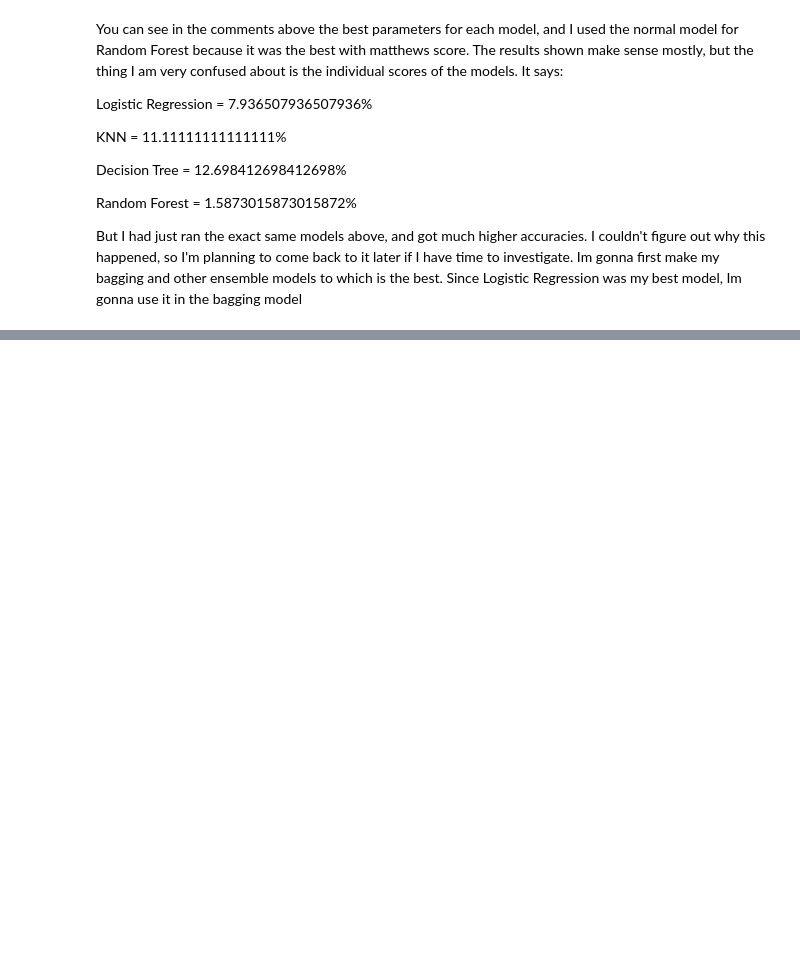
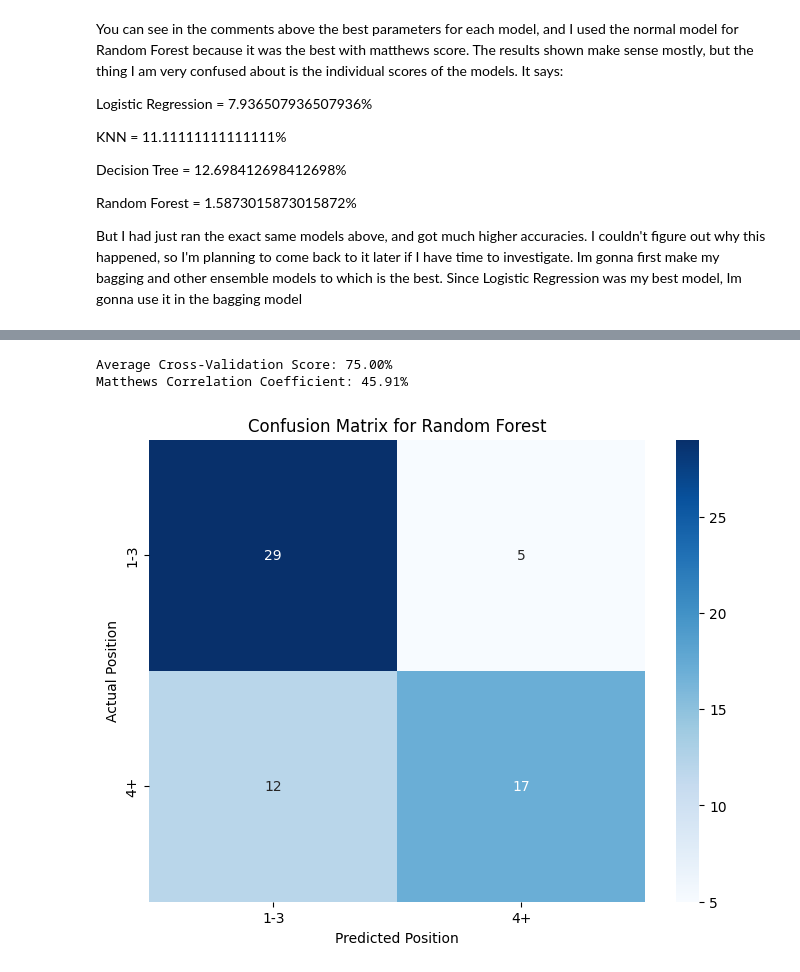
Before and after one commit to agupta7654/ml, a Jupyter notebook: Report-02.ipynb, the cells around one changed output, grey strips where cells are left out. Drawn from its saved outputs; the diff is of its cells as text; code cells hidden in the pictures; blank space fills up the shorter version.

```diff
--- a/Report-02.ipynb
+++ b/Report-02.ipynb
@@ -824,0 +855,36 @@ Wow, it has the exact same matthews score as Logisitc Regresoin, but a lower acc
+# %%
+data = preprocess()
+y = data['position']
+X = data.drop('position', axis=1).astype(int)
+X_train, X_test, y_train, y_test = train_test_split(X,y, test_size=0.2, random_state=42)
+
+gb_clf = GradientBoostingClassifier(random_state = 42)
+gb_clf.fit(X_train, y_train)
+
+
+y_pred = gb_clf.predict(X_test)
+
+classes = ['1-3', '4+']
+
+cm = confusion_matrix(y_test, y_pred)
+
+cm_display = ConfusionMatrixDisplay(confusion_matrix=cm)
+
+cv_scores = cross_val_score(gb_clf, X_train, y_train, cv=5)  # 5-fold cross-validation
+
+print(f'Average Cross-Validation Score: {np.mean(cv_scores) * 100:.2f}%')
+
+mcc = matthews_corrcoef(y_test, y_pred)
+
+print(f'Matthews Correlation Coefficient: {mcc * 100 :.2f}%')
+
+fig, ax = plt.subplots(figsize=(8, 6))
+sns.heatmap(cm, annot=True, fmt='d', cmap='Blues', xticklabels=classes, yticklabels=classes)
+plt.xlabel('Predicted Position')
+plt.ylabel('Actual Position')
+plt.title('Confusion Matrix for Random Forest')
+plt.show()
+# %% [output]
+Average Cross-Validation Score: 75.00%
+Matthews Correlation Coefficient: 45.91%
+[figure, added]
```
Also changed, not shown: parts of 26 cells of this notebook, 1 other file.
